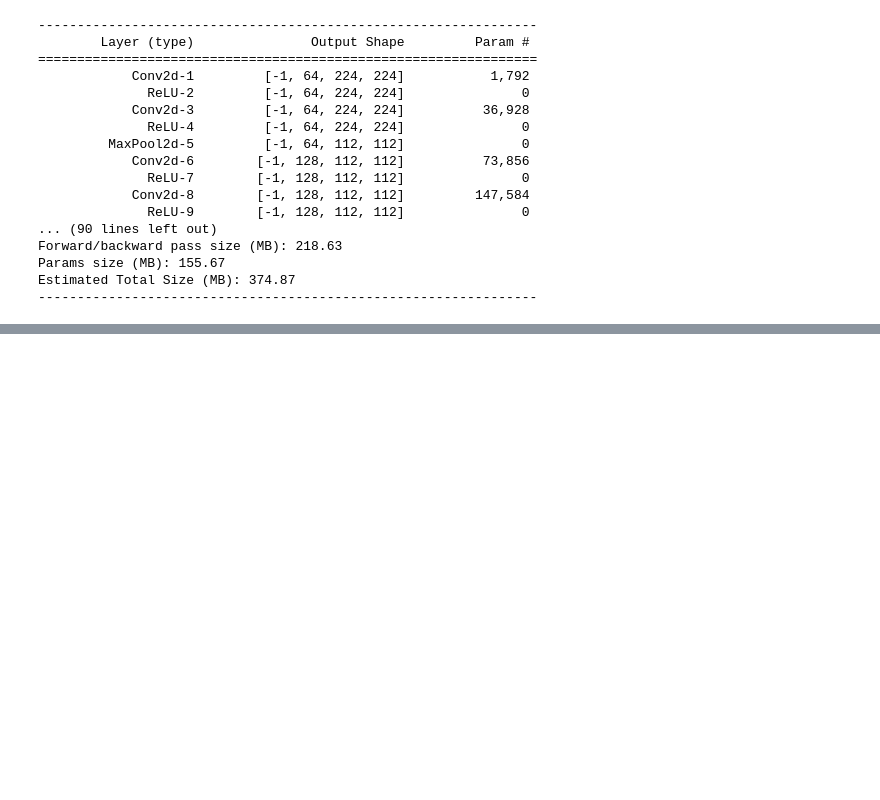
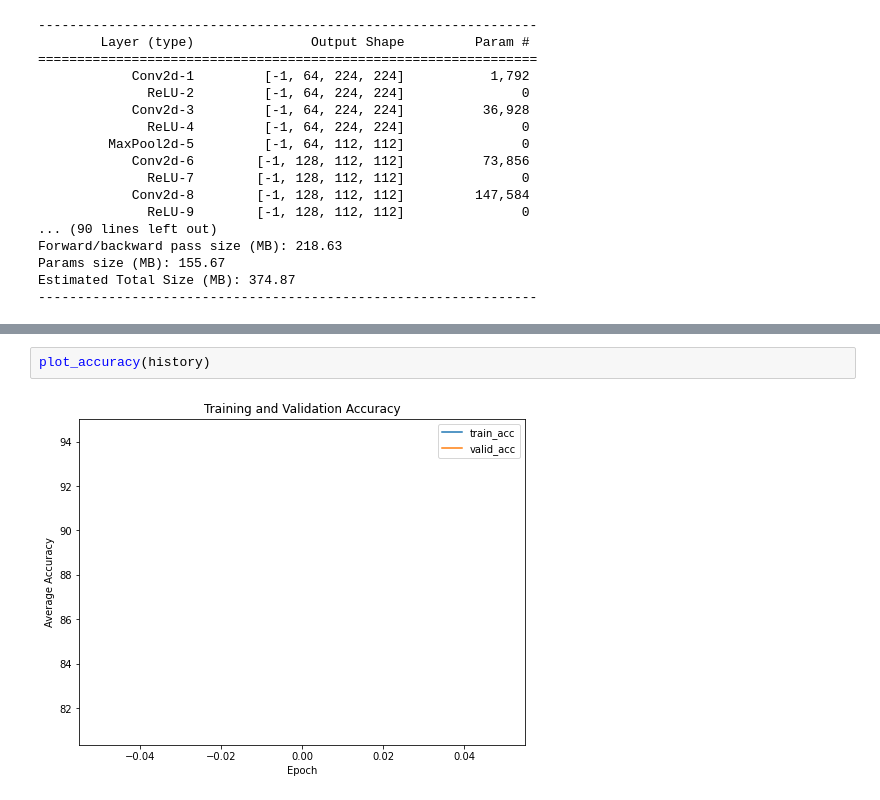
Before and after one commit to sidhartha-roy/anomaly-detection, a Jupyter notebook: Anomaly_Detection.ipynb, the cells around one changed output, grey strips where cells are left out. Drawn from its saved outputs; the diff is of its cells as text; blank space fills up the shorter version.

```diff
--- a/Anomaly_Detection.ipynb
+++ b/Anomaly_Detection.ipynb
@@ -117,0 +126,4 @@ plt.title('Training and Validation Accuracy')
+# %%
+plot_accuracy(history)
+# %% [output]
+[figure, added]
```
Also changed, not shown: parts of 12 cells of this notebook, 12 other files.
